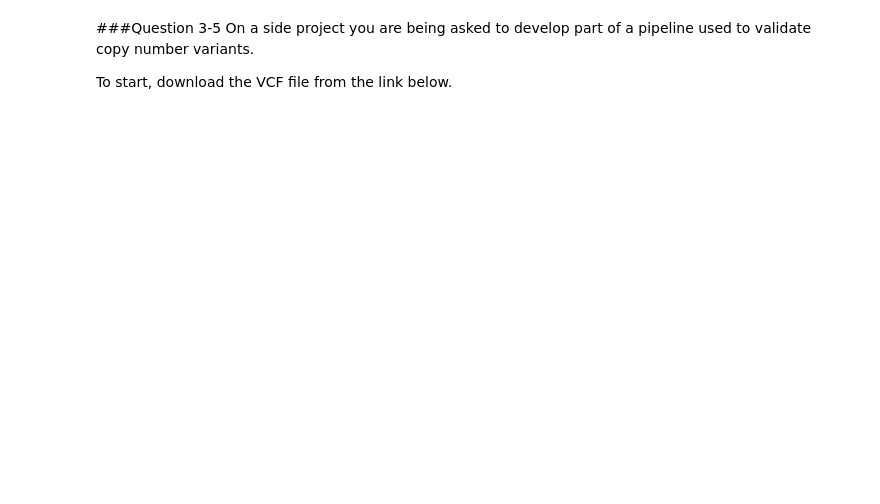
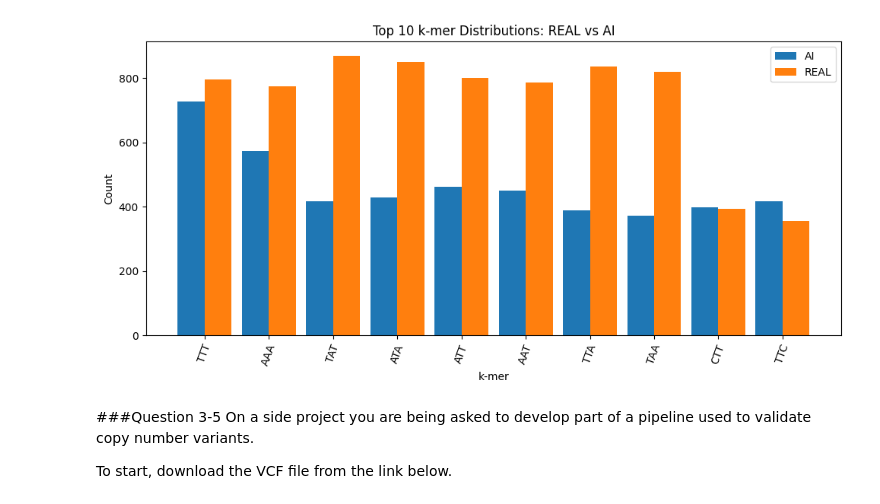
Before and after one commit to e-white25/Python_practice, a Jupyter notebook: Genomics_Midterm_Spring2025.ipynb, the cells around one changed output. Drawn from its saved outputs; the diff is of its cells as text; code cells hidden in the pictures; blank space fills up the shorter version.

```diff
--- a/Genomics_Midterm_Spring2025.ipynb
+++ b/Genomics_Midterm_Spring2025.ipynb
@@ -176,3 +245,47 @@ plt.show()
+# %%
+##Combine DFs to compare:
+# use index of both dfs (kmers) to align rows/values
+#"how" argument keeps all kmer inputs even if one dataset is missing that value, will fill in with NaN next
+
+merged_kmer_df = pd.merge(AI_kmers_df_sort, REAL_kmer_df, left_index = True, right_index = True, how="outer")
+merged_int = merged_kmer_df.reset_index().rename(columns={"counts": "kmer"})        #reset inde just makes sure kmers are the column
+# Fill NaN with 0 (in case a k-mer is missing in one dataset)
+merged_final_df = merged_int.fillna(0).astype({"AI_counts": int, "REAL_counts": int})
+print(merged_final_df)
+# %%
+import numpy as np
+import matplotlib.pyplot as plt
+
+# Make sure k-mers are an index initially
+df = merged_final_df.reset_index().rename(columns={'index': 'kmer'}).copy()
+
+
+# Pick Top N by total (AI + REAL)
+TopN = 10
+df['total'] = df['AI_counts'] + df['REAL_counts']
+top = (df.sort_values('total', ascending=False)
+         .head(TopN)
+         .reset_index(drop=True))
+
+# Plot grouped bars (AI vs REAL)
+x = np.arange(len(top))
+width = 0.42
+
+fig, ax = plt.subplots(figsize=(10,5))
+ax.bar(x - width/2, top['AI_counts'],   width, label='AI')
+ax.bar(x + width/2, top['REAL_counts'], width, label='REAL')
+
+ax.set_xticks(x)
+ax.set_xticklabels(top['kmer'], rotation=70)  # <-- pass the Series of k-mer strings here
+
+ax.set_xlabel("k-mer")
+ax.set_ylabel("Count")
+ax.set_title(f"Top {TopN} k-mer Distributions: REAL vs AI")
+ax.legend()
+plt.tight_layout()
+plt.show()
+# %% [output]
+[figure, added]
 # %% [markdown]
 ###Question 3-5
 On a side project you are being asked to develop part of a pipeline used to validate copy number variants.
```
Also changed, not shown: parts of 38 cells of this notebook.
